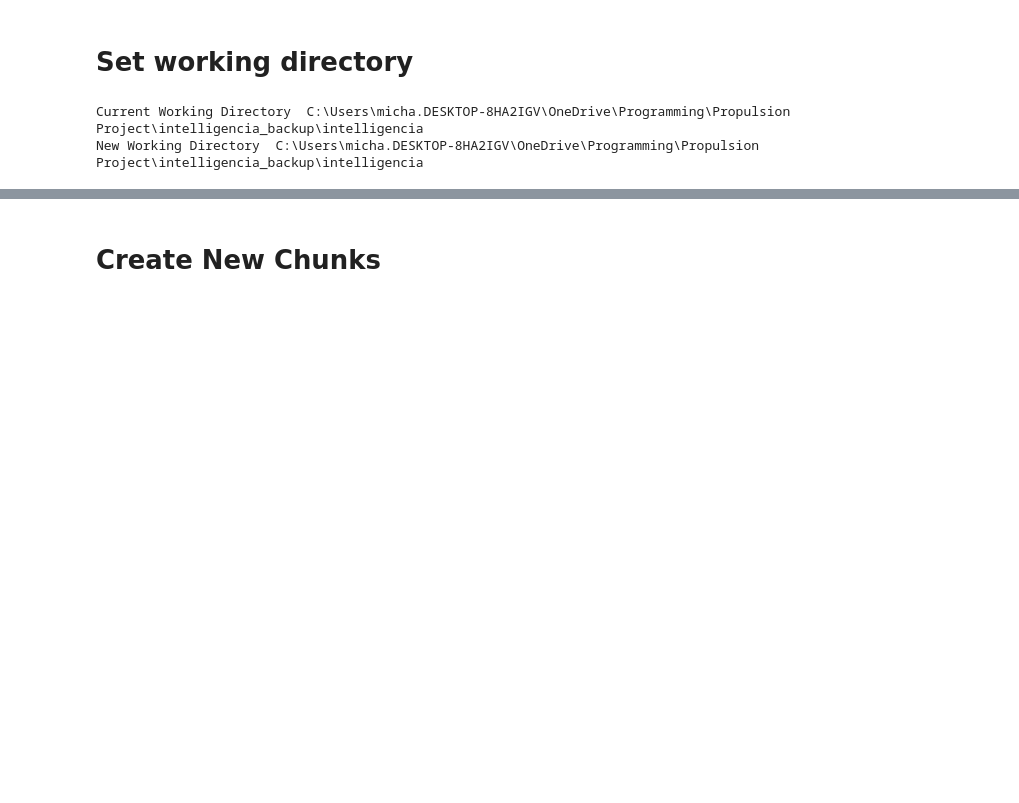
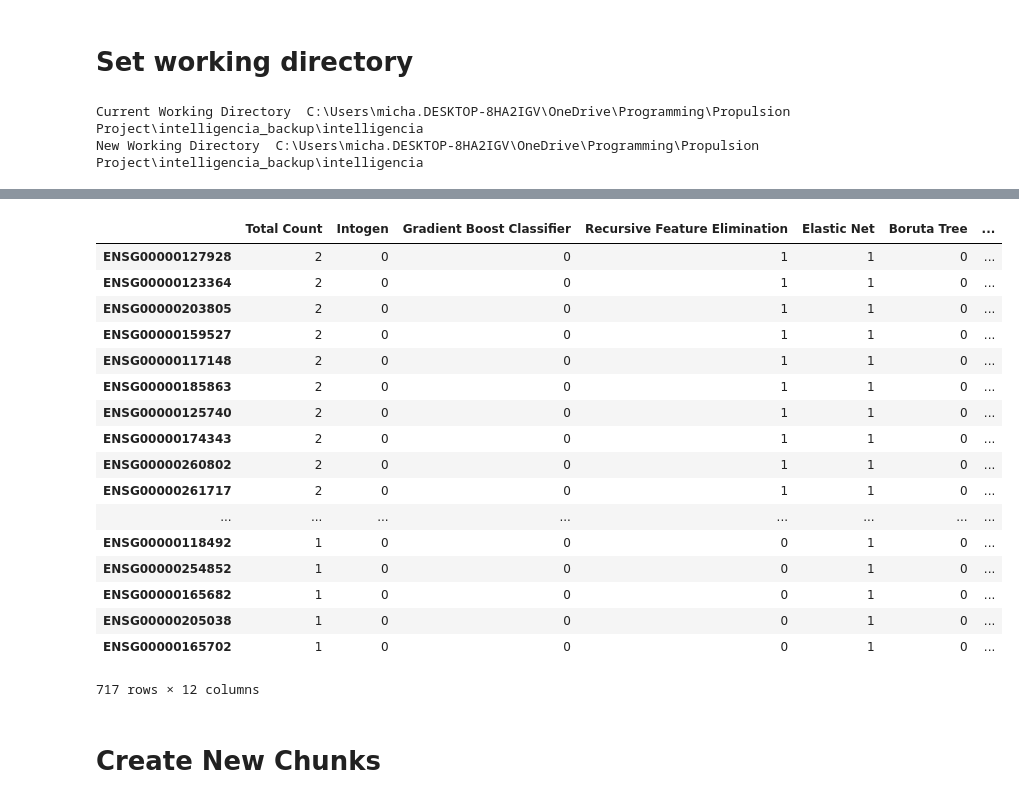
Before and after one commit to mikesamir/oncological_gene_expression_analysis, a Jupyter notebook: Mike/2_Model_Evaluation.ipynb, the cells around one changed output, grey strips where cells are left out. Cells and saved outputs as stored; diff of their text form; code cells hidden in the pictures; blank space fills up the shorter version.

```diff
--- a/Mike/2_Model_Evaluation.ipynb
+++ b/Mike/2_Model_Evaluation.ipynb
@@ -124,3 +169,24 @@ model_scores
+# %%
+me.cancer_specific_df(results_lung_s, results_lung_a)
+# %% [output]
+|  | Total Count | Intogen | Gradient Boost Classifier | Recursive Feature Elimination | Elastic Net | Boruta Tree | ... |
+| ENSG00000127928 | 2 | 0 | 0 | 1 | 1 | 0 | ... |
+| ENSG00000123364 | 2 | 0 | 0 | 1 | 1 | 0 | ... |
+| ENSG00000203805 | 2 | 0 | 0 | 1 | 1 | 0 | ... |
+| ENSG00000159527 | 2 | 0 | 0 | 1 | 1 | 0 | ... |
+| ENSG00000117148 | 2 | 0 | 0 | 1 | 1 | 0 | ... |
+| ENSG00000185863 | 2 | 0 | 0 | 1 | 1 | 0 | ... |
+| ENSG00000125740 | 2 | 0 | 0 | 1 | 1 | 0 | ... |
+| ENSG00000174343 | 2 | 0 | 0 | 1 | 1 | 0 | ... |
+| ENSG00000260802 | 2 | 0 | 0 | 1 | 1 | 0 | ... |
+| ENSG00000261717 | 2 | 0 | 0 | 1 | 1 | 0 | ... |
+| ... | ... | ... | ... | ... | ... | ... | ... |
+| ENSG00000118492 | 1 | 0 | 0 | 0 | 1 | 0 | ... |
+| ENSG00000254852 | 1 | 0 | 0 | 0 | 1 | 0 | ... |
+| ENSG00000165682 | 1 | 0 | 0 | 0 | 1 | 0 | ... |
+| ENSG00000205038 | 1 | 0 | 0 | 0 | 1 | 0 | ... |
+| ENSG00000165702 | 1 | 0 | 0 | 0 | 1 | 0 | ... |
+717 rows × 12 columns
 # %%
 genes_10 = results.head(10).index.tolist()
 # %% [markdown]
```
Also changed, not shown: parts of 8 cells of this notebook, 3 other files.
